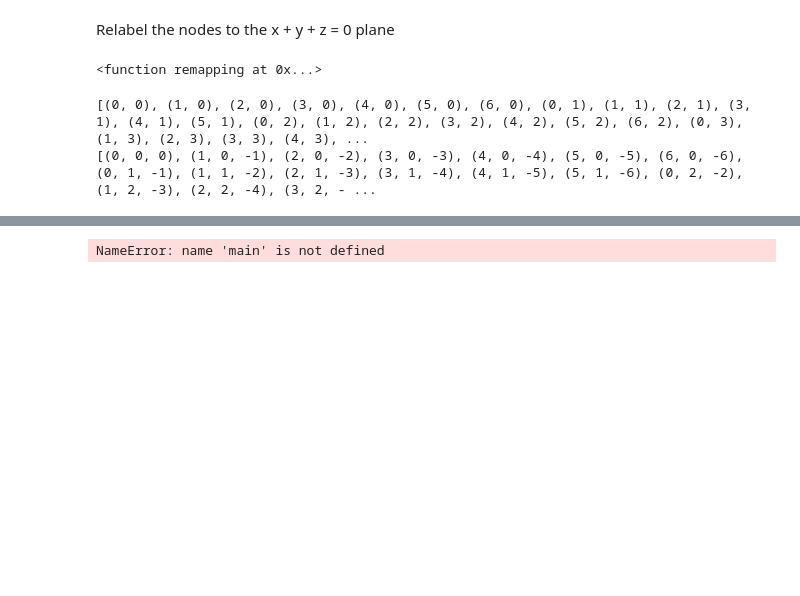
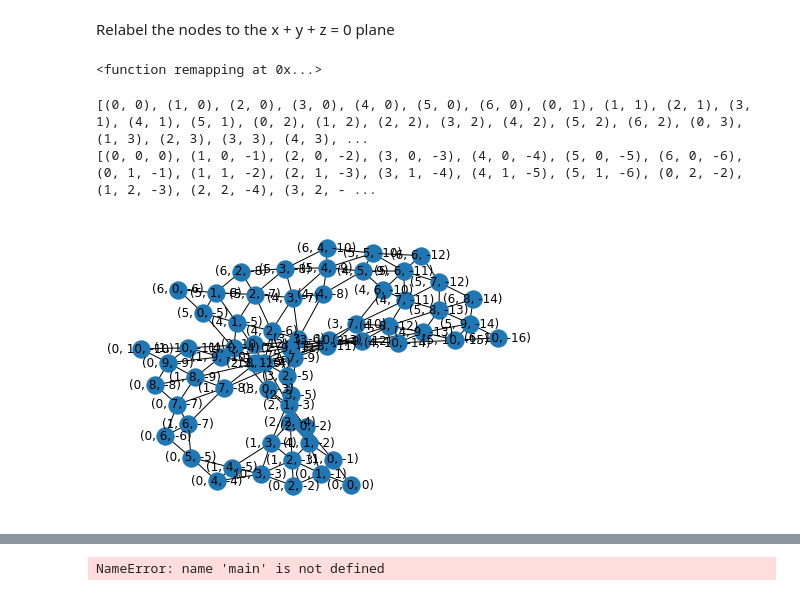
Before and after one commit to casualcoffeeaddict/Honeycomb-Maze, a Jupyter notebook: version2/networkx_test.ipynb, the cells around one changed output, grey strips where cells are left out. Cells and saved outputs as stored; diff of their text form; code cells hidden in the pictures; blank space fills up the shorter version.

```diff
--- a/version2/networkx_test.ipynb
+++ b/version2/networkx_test.ipynb
@@ -36,3 +34,7 @@ print(list(G.nodes))
 # %% [output]
 [(0, 0), (1, 0), (2, 0), (3, 0), (4, 0), (5, 0), (6, 0), (0, 1), (1, 1), (2, 1), (3, 1), (4, 1), (5, 1), (0, 2), (1, 2), (2, 2), (3, 2), (4, 2), (5, 2), (6, 2), (0, 3), (1, 3), (2, 3), (3, 3), (4, 3), ...
 [(0, 0, 0), (1, 0, -1), (2, 0, -2), (3, 0, -3), (4, 0, -4), (5, 0, -5), (6, 0, -6), (0, 1, -1), (1, 1, -2), (2, 1, -3), (3, 1, -4), (4, 1, -5), (5, 1, -6), (0, 2, -2), (1, 2, -3), (2, 2, -4), (3, 2, - ...
+# %%
+ax = nx.draw_spring(G, with_labels=True)
+# %% [output]
+[figure, added]
```
Also changed, not shown: parts of 8 cells of this notebook, 4 other files.
